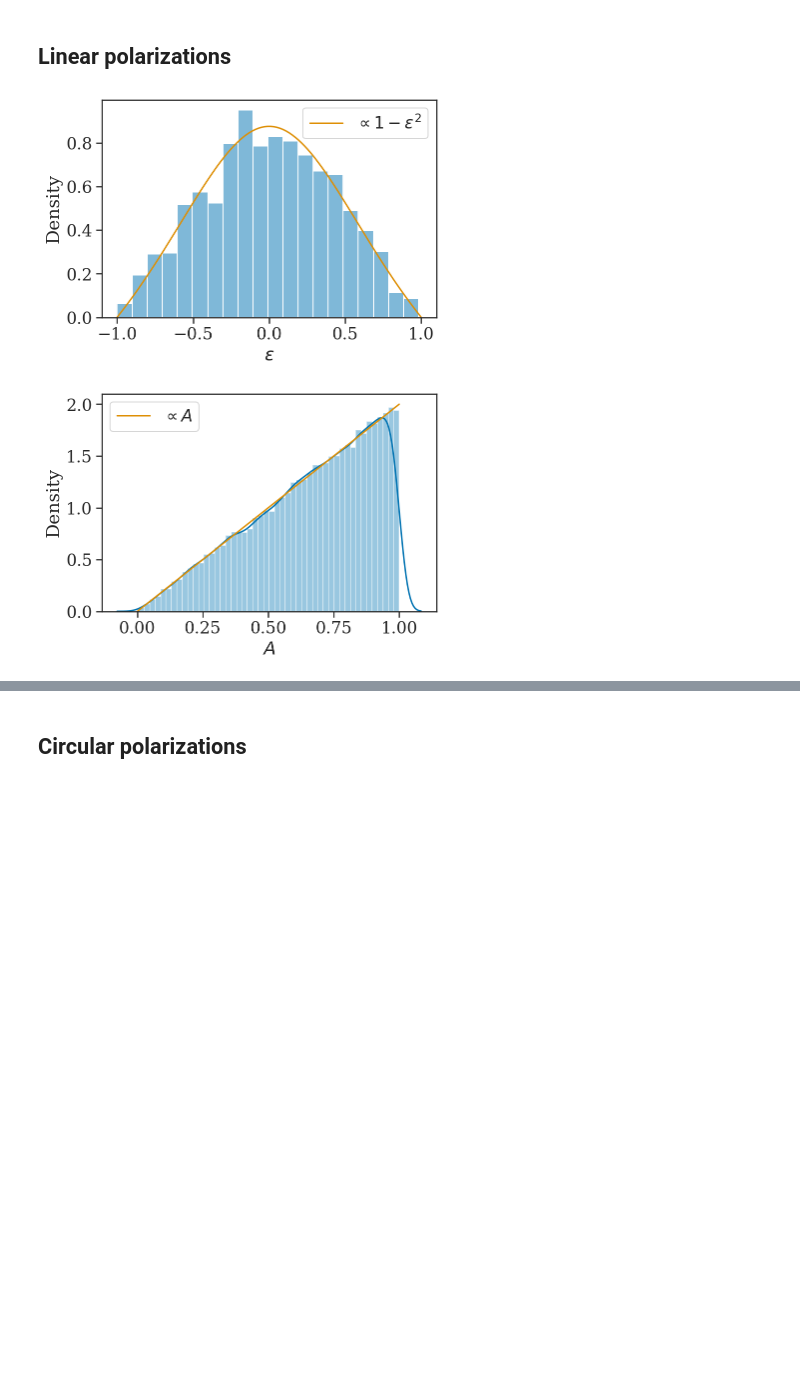
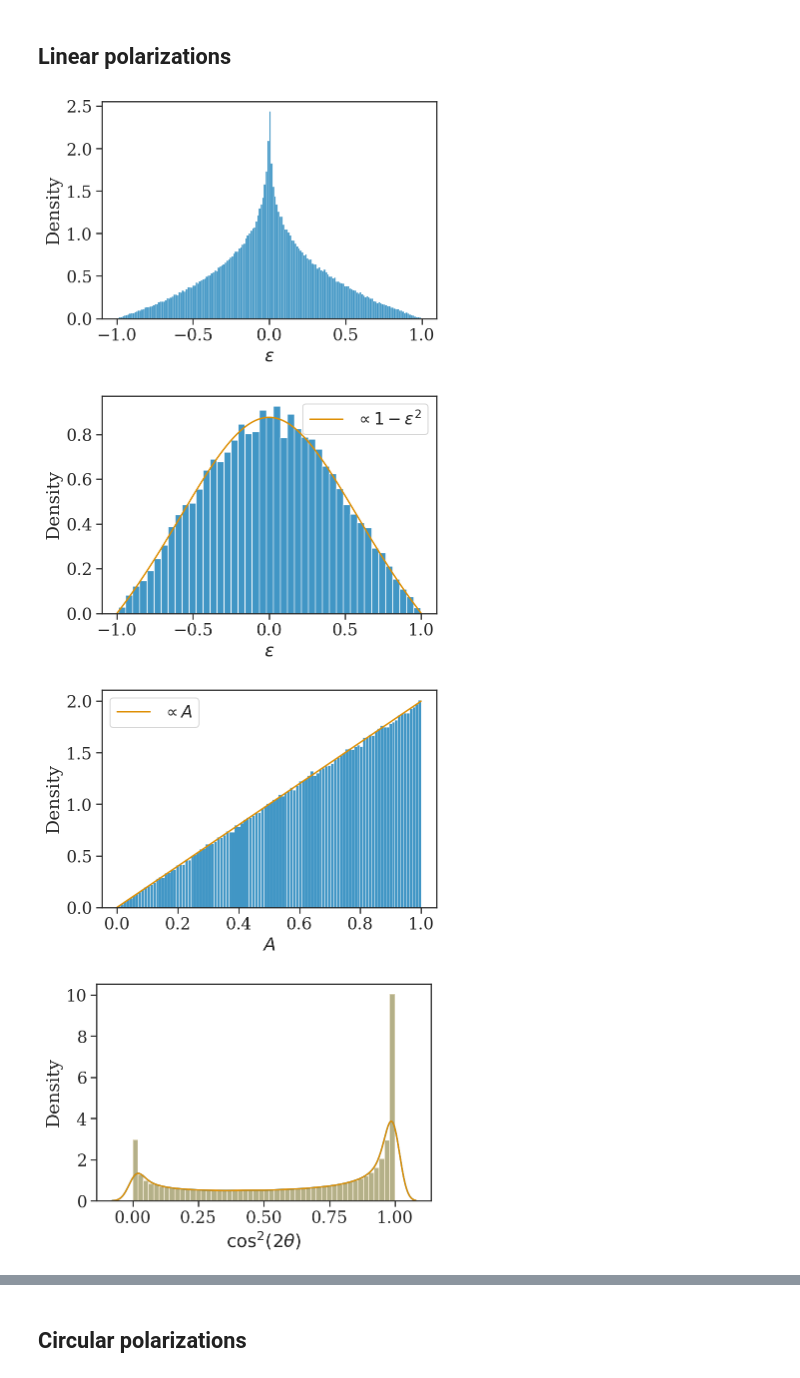
Before and after one commit to maxisi/gwpols, a Jupyter notebook: notebooks/jacobians.ipynb, the cells around one changed output, grey strips where cells are left out. Saved outputs shown, nothing was run; the diff lists cells and outputs as text; code cells hidden in the pictures; blank space fills up the shorter version.

```diff
--- a/notebooks/jacobians.ipynb
+++ b/notebooks/jacobians.ipynb
@@ -120,32 +120,64 @@ def jac_A_ApAc(A):
     j = (2.*A)
     return j / trapz(j, A)
 # %%
-N = 50000
+N = 500000
 Ap = random.uniform(0, 1, N)
 Ac = random.uniform(0, 1, N)
 phip = random.uniform(0, 2*pi, N)
 phic = random.uniform(0, 2*pi, N)
+# phip = arcsin(random.uniform(-1, 1, N))
+# phic = arcsin(random.uniform(-1, 1, N))
 
 A = (sqrt(Ac**2 + Ap**2 - 2*Ac*Ap*sin(phic - phip)) + sqrt(Ac**2 + Ap**2 + 2*Ac*Ap*sin(phic - phip)))/2.
 
 e = (1/sin(phic - phip))*(Ac**2 + Ap**2 - sqrt(Ac**2 + Ap**2 - 2*Ac*Ap*sin(phic - phip))*sqrt(Ac**2 + Ap**2 + 2*Ac*Ap*sin(phic - phip)))/(2.*Ac*Ap)
+
+th = (-arctan2(-Ac*cos(phic) - Ap*sin(phip), Ap*cos(phip) - Ac*sin(phic)) - arctan2(-Ac*cos(phic) + Ap*sin(phip), Ap*cos(phip) + Ac*sin(phic)))/2.
+
+phi = (-arctan2(-Ac*cos(phic) - Ap*sin(phip), Ap*cos(phip) - Ac*sin(phic)) + arctan2(-Ac*cos(phic) + Ap*sin(phip), Ap*cos(phip) + Ac*sin(phic)))/2.
+
 cos2th2 = (-Ac**2 + Ap**2)**2/(Ac**4 + Ap**4 + 2*Ac**2*Ap**2*cos(2*phic - 2*phip))
 
-sns.histplot(e[(A<1) & (cos2th2 < 0.01)], stat='density', alpha=0.5)
+sns.histplot(e[(A < 1)], stat='density')
+xlabel(r'$\epsilon$')
+savefig('jac_Aellip_Aphi_epsilon.pdf', bbox_inches='tight')
+
+figure();
+sns.histplot(e[(A<1) & (cos2th2 < 0.01)], stat='density')
 plot([],[])
 es = linspace(-0.999, 0.999, 100)
 plot(es, jac_e_ApAc(es), label=r'$\propto 1-\epsilon^2$')
 legend();
 xlabel(r'$\epsilon$')
 figure();
 
 Amax = 1
-
-sns.distplot(A[A<1])
+sns.histplot(A[A<Amax], stat='density')
+plot([],[])
 As = linspace(0, Amax, 50)
 plot(As, jac_A_ApAc(As, ), label=r'$\propto A$')
 xlabel(r'$A$');
 legend();
+savefig('jac_Aellip_Aphi_A.pdf', bbox_inches='tight')
+
+figure()
+sns.distplot(cos2th2[A<Amax])
+sns.distplot(cos(2*th[A<Amax])**2)
+xlabel(r'$\cos^2 (2\theta)$');
+figure()
+
+# sns.histplot(0.5*arccos(sqrt(cos2th2[A<Amax])), stat='density', binrange=(0,pi/4))
+sns.histplot(th[A<Amax], stat='density')
+xlabel(r'$\theta$');
+savefig('jac_Aellip_Aphi_theta.pdf', bbox_inches='tight')
+
+figure()
+sns.histplot(phi[A<Amax], stat='density')
+# sns.distplot(phi[A<Amax])
+xlabel(r'$\phi$');
+savefig('jac_Aellip_Aphi_phi.pdf', bbox_inches='tight')
 # %% [output]
-[figure, old version]
+[figure, new version]
-[figure, old version]
+[figure, new version]
+[figure, added]
+[figure, added]
```
Also changed, not shown: parts of 15 cells of this notebook, 9 other files.
